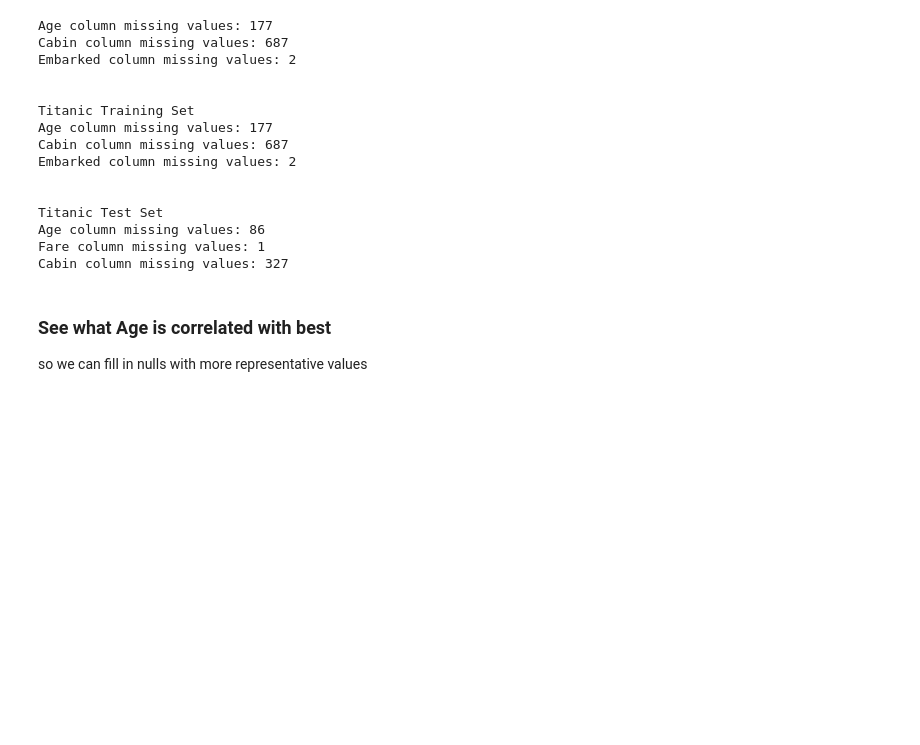
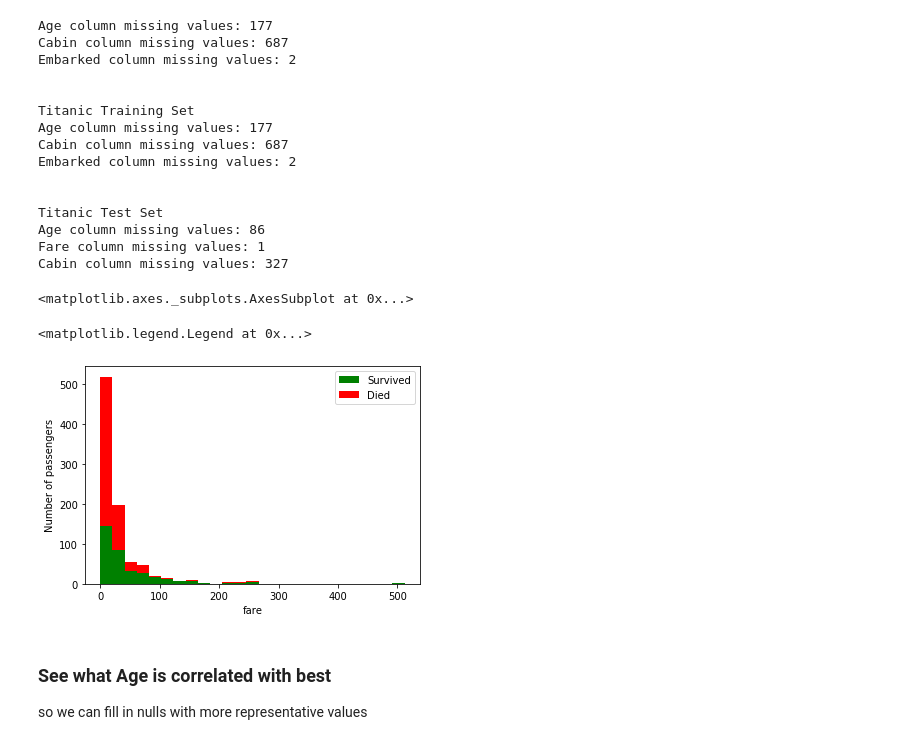
Before and after one commit to osofariu/titanic, a Jupyter notebook: titanic_kernel_ovi.ipynb, the cells around one changed output. Cells and saved outputs as stored; diff of their text form; code cells hidden in the pictures; blank space fills up the shorter version.

```diff
--- a/titanic_kernel_ovi.ipynb
+++ b/titanic_kernel_ovi.ipynb
@@ -51,6 +51,31 @@ Titanic Test Set
 Age column missing values: 86
 Fare column missing values: 1
 Cabin column missing values: 327
+# %%
+# take a look the data
+#t_train_orig.describe()
+
+t_train_orig['Died']= t_train_orig['Survived'].map(lambda survived: 0 if survived == 1 else 1)
+t_train_orig.groupby('Sex').agg('sum')[['Survived', 'Died']].plot(kind='bar', stacked='true')
+
+# women were much more likely to survive than men
+# %% [output]
+<matplotlib.axes._subplots.AxesSubplot at 0x...>
+# %%
+# let's look at the correlation between ticket price and the likelihood of survival
+
+import matplotlib.pyplot as plt
+t = t_train_orig
+fare_survived =t[t['Survived'] == 1]['Fare']
+fare_died = t[t['Survived'] == 0]['Fare']
+plt.hist([fare_survived, fare_died], stacked=True, color = ['g', 'r'],
+         bins = 25, label=['Survived', 'Died'])
+plt.xlabel('fare')
+plt.ylabel('Number of passengers')
+plt.legend()
+# %% [output]
+<matplotlib.legend.Legend at 0x...>
+[figure, added]
 # %% [markdown]
 ### See what  Age is correlated with best
 so we can fill in nulls with more representative values
```
Also changed, not shown: parts of 12 cells of this notebook, 3 other files.
